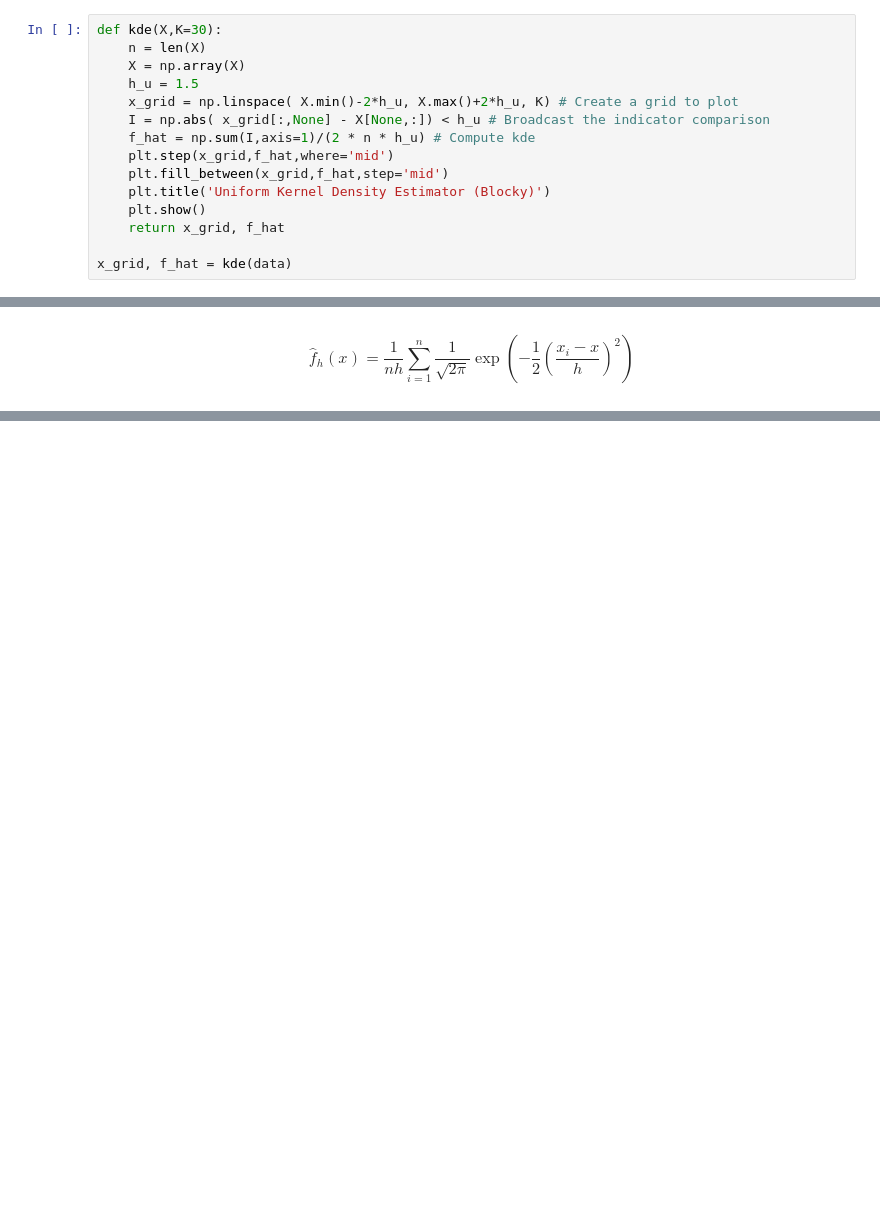
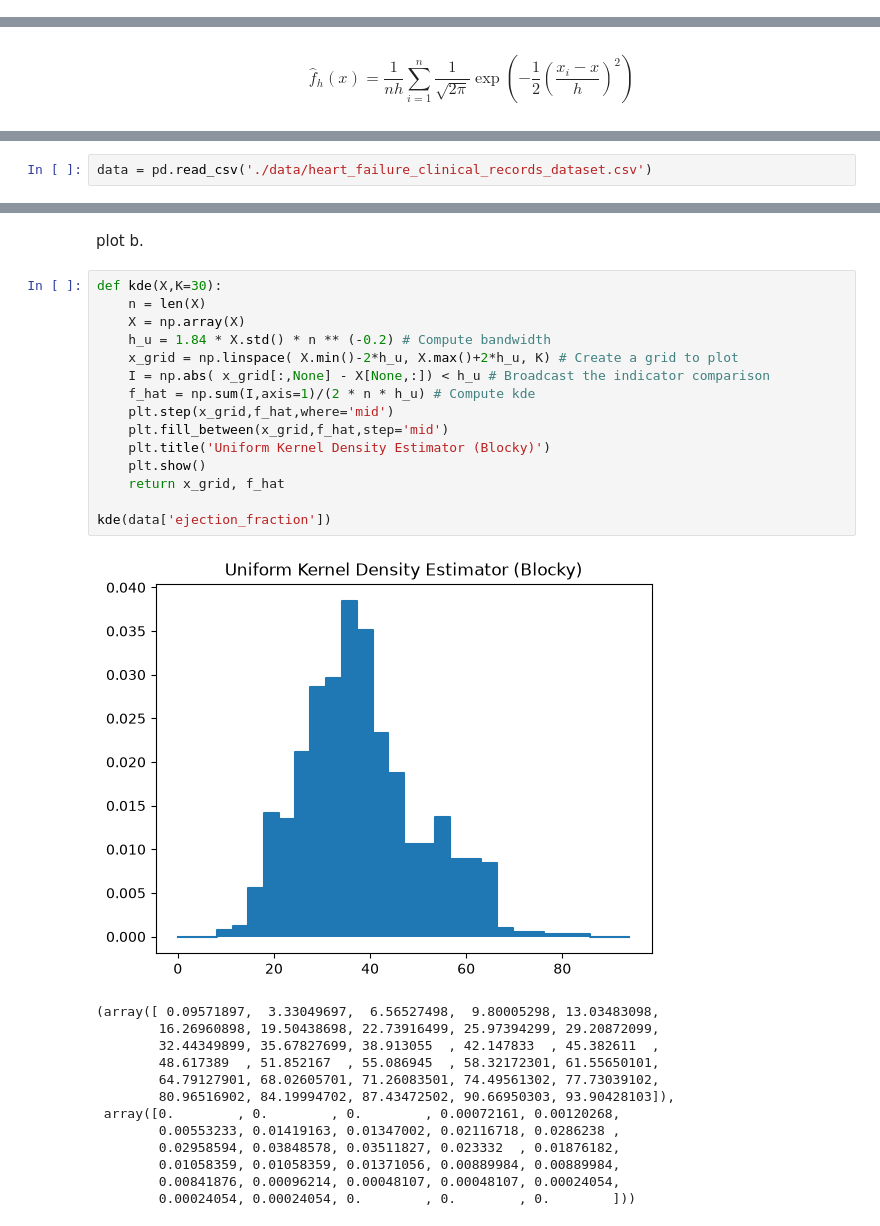
Before and after one commit to kaitlynNMcFadden/uu_kde, a Jupyter notebook: homework_problems.ipynb, the cells around one changed output, grey strips where cells are left out. Cells and saved outputs as stored; diff of their text form; blank space fills up the shorter version.

```diff
--- a/homework_problems.ipynb
+++ b/homework_problems.ipynb
@@ -209,15 +206,0 @@ Part a. Compute the uniform-kernel KDE, f_hat_h(x), at x = 6.0, x = 6.5, x = 7.0
-# %%
-def kde(X,K=30):
-    n = len(X)
-    X = np.array(X)
-    h_u = 1.5
-    x_grid = np.linspace( X.min()-2*h_u, X.max()+2*h_u, K) # Create a grid to plot
-    I = np.abs( x_grid[:,None] - X[None,:]) < h_u # Broadcast the indicator comparison
-    f_hat = np.sum(I,axis=1)/(2 * n * h_u) # Compute kde
-    plt.step(x_grid,f_hat,where='mid')
-    plt.fill_between(x_grid,f_hat,step='mid')
-    plt.title('Uniform Kernel Density Estimator (Blocky)')
-    plt.show()
-    return x_grid, f_hat
-
-x_grid, f_hat = kde(data)
@@ -253,0 +279,2 @@ sns.kdeplot( data = data, fill = True).set(title='Gaussian KDE (Smooth)')
+# %%
+data = pd.read_csv('./data/heart_failure_clinical_records_dataset.csv')
@@ -253,0 +288,31 @@ sns.kdeplot( data = data, fill = True).set(title='Gaussian KDE (Smooth)')
+# %% [markdown]
+plot b.
+# %%
+def kde(X,K=30):
+    n = len(X)
+    X = np.array(X)
+    h_u = 1.84 * X.std() * n ** (-0.2) # Compute bandwidth
+    x_grid = np.linspace( X.min()-2*h_u, X.max()+2*h_u, K) # Create a grid to plot
+    I = np.abs( x_grid[:,None] - X[None,:]) < h_u # Broadcast the indicator comparison
+    f_hat = np.sum(I,axis=1)/(2 * n * h_u) # Compute kde
+    plt.step(x_grid,f_hat,where='mid')
+    plt.fill_between(x_grid,f_hat,step='mid')
+    plt.title('Uniform Kernel Density Estimator (Blocky)')
+    plt.show()
+    return x_grid, f_hat
+
+kde(data['ejection_fraction'])
+# %% [output]
+[figure, added]
+(array([ 0.09571897,  3.33049697,  6.56527498,  9.80005298, 13.03483098,
+        16.26960898, 19.50438698, 22.73916499, 25.97394299, 29.20872099,
+        32.44349899, 35.67827699, 38.913055  , 42.147833  , 45.382611  ,
+        48.617389  , 51.852167  , 55.086945  , 58.32172301, 61.55650101,
+        64.79127901, 68.02605701, 71.26083501, 74.49561302, 77.73039102,
+        80.96516902, 84.19994702, 87.43472502, 90.66950303, 93.90428103]),
+ array([0.        , 0.        , 0.        , 0.00072161, 0.00120268,
+        0.00553233, 0.01419163, 0.01347002, 0.02116718, 0.0286238 ,
+        0.02958594, 0.03848578, 0.03511827, 0.023332  , 0.01876182,
+        0.01058359, 0.01058359, 0.01371056, 0.00889984, 0.00889984,
+        0.00841876, 0.00096214, 0.00048107, 0.00048107, 0.00024054,
+        0.00024054, 0.00024054, 0.        , 0.        , 0.        ]))
```
Also changed, not shown: parts of 12 cells of this notebook.
